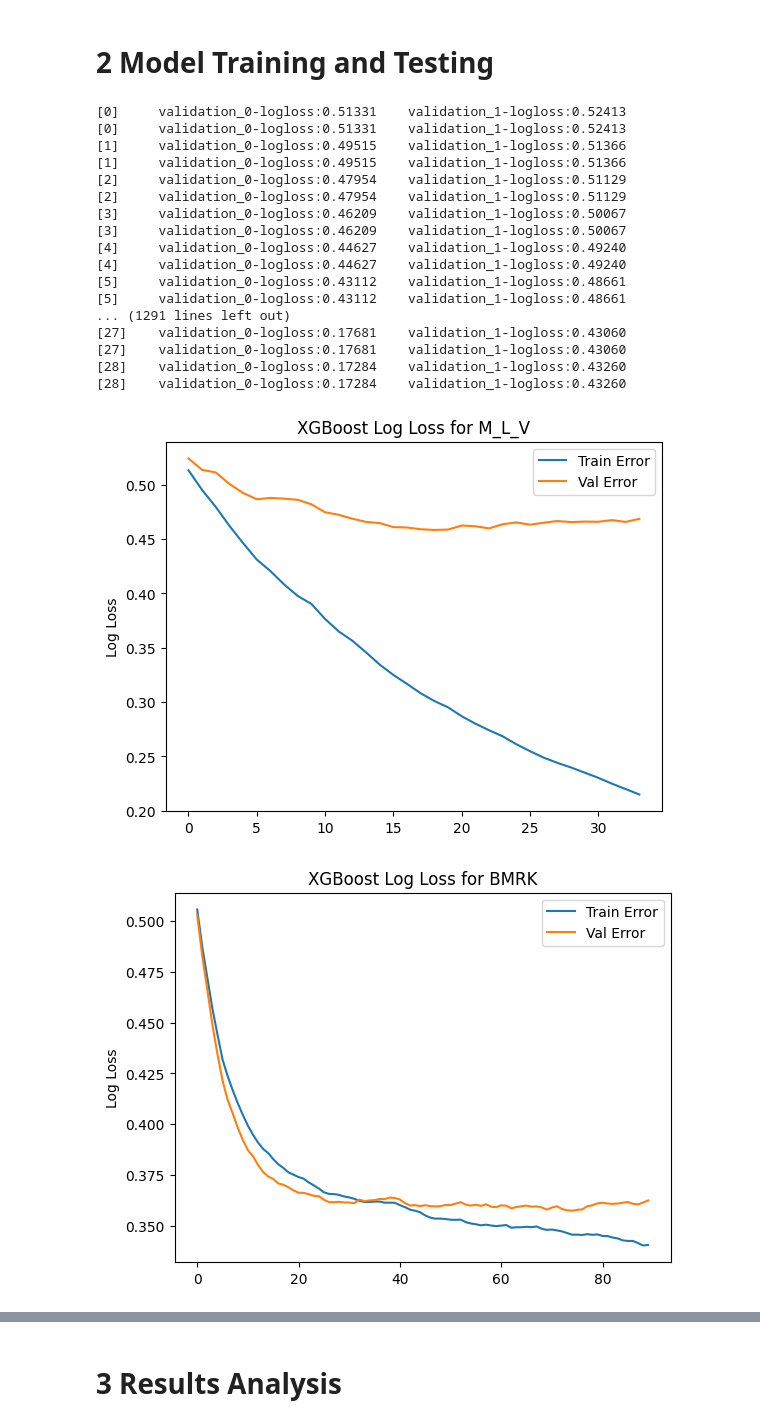
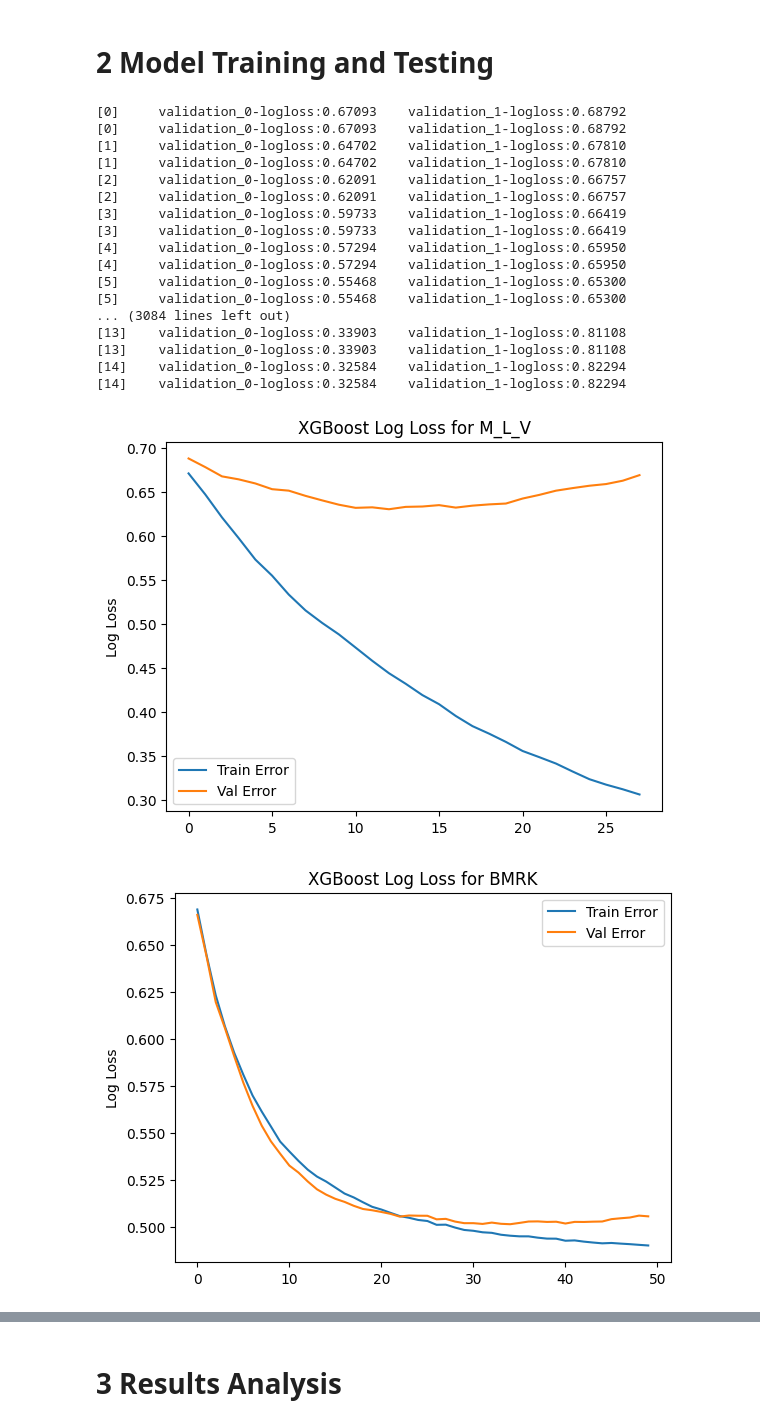
Before and after one commit to singlaayush/CardiomegalyBiomarkers, a Jupyter notebook: Cardiomegaly_Classification/XGBoost.ipynb, the cells around one changed output, grey strips where cells are left out. Drawn from its saved outputs; the diff is of its cells as text; code cells hidden in the pictures.

```diff
--- a/Cardiomegaly_Classification/XGBoost.ipynb
+++ b/Cardiomegaly_Classification/XGBoost.ipynb
@@ -19,7 +19,7 @@ Note: You have installed the 'manylinux2014' variant of XGBoost. Certain feature
 ### Paths
 # %%
 # Path for model location and error graphs
-model_folder = 'CardiomegalyBiomarkers/Cardiomegaly_Classification/models/xgboost/'
+model_folder = 'CardiomegalyBiomarkers/Cardiomegaly_Classification/models/xgboost_idp/'
 makedirs(model_folder, exist_ok=True)
 # %% [markdown]
 ### Model Parameters
@@ -89,6 +89,11 @@ Fold2_df = pd.concat([Fold2_df[base + vital + lab + meta_cont + bmrks], pd.get_d
 Fold3_df = pd.concat([Fold3_df[base + vital + lab + meta_cont + bmrks], pd.get_dummies(Fold3_df[meta_cat]), Fold3_df['class']], axis=1)
 Fold4_df = pd.concat([Fold4_df[base + vital + lab + meta_cont + bmrks], pd.get_dummies(Fold4_df[meta_cat]), Fold4_df['class']], axis=1)
 Fold5_df = pd.concat([Fold5_df[base + vital + lab + meta_cont + bmrks], pd.get_dummies(Fold5_df[meta_cat]), Fold5_df['class']], axis=1)
+Fold6_df = pd.concat([Fold6_df[base + vital + lab + meta_cont + bmrks], pd.get_dummies(Fold6_df[meta_cat]), Fold6_df['class']], axis=1)
+Fold7_df = pd.concat([Fold7_df[base + vital + lab + meta_cont + bmrks], pd.get_dummies(Fold7_df[meta_cat]), Fold7_df['class']], axis=1)
+Fold8_df = pd.concat([Fold8_df[base + vital + lab + meta_cont + bmrks], pd.get_dummies(Fold8_df[meta_cat]), Fold8_df['class']], axis=1)
+Fold9_df = pd.concat([Fold9_df[base + vital + lab + meta_cont + bmrks], pd.get_dummies(Fold9_df[meta_cat]), Fold9_df['class']], axis=1)
+Fold10_df = pd.concat([Fold1_df[base + vital + lab + meta_cont + bmrks], pd.get_dummies(Fold10_df[meta_cat]), Fold10_df['class']], axis=1)
 
 # Preprocess test set for xgboost use by selecting features and encoding categorical features
 Test_df = pd.concat([Test_df[base + vital + lab + meta_cont + bmrks], pd.get_dummies(Test_df[meta_cat]), Test_df['class']], axis=1)
@@ -97,40 +102,45 @@ Test_df = pd.concat([Test_df[base + vital + lab + meta_cont + bmrks], pd.get_dum
 # %%
 # define dict of model parameters
 model_params = {'eval_metric' : eval_metric,
                 'scale_pos_weight' : scale_pos_weight,
                 'colsample_bytree' : colsample_bytree,
                 'gamma' : gamma,
                 'lr' : lr,
                 'subsample' : subsample,
                 'max_depth_shallow' : max_depth_shallow,
                 'max_depth_deep' : max_depth_deep,
                 'early_stopping' : early_stopping}
 
 
 # getmodels, train and test, return pandas of results using k-fold cross validation
 # -> if lossFigure and saveModels are True, then figures of training and validation losses and models are saved in ./MOdel/xgboost/
-results_fold1 = train_test_xgboost([Fold2_df, Fold3_df, Fold4_df, Fold5_df], Fold1_df, 1, Test_df, modalities_combinations, model_params, model_folder, lossFigure = True, exportModels = True)
-results_fold2 = train_test_xgboost([Fold1_df, Fold3_df, Fold4_df, Fold5_df], Fold2_df, 2, Test_df, modalities_combinations, model_params, model_folder, lossFigure = False, exportModels = True)
-results_fold3 = train_test_xgboost([Fold2_df, Fold1_df, Fold4_df, Fold5_df], Fold3_df, 3, Test_df, modalities_combinations, model_params, model_folder, lossFigure = False, exportModels = True)
-results_fold4 = train_test_xgboost([Fold2_df, Fold3_df, Fold1_df, Fold5_df], Fold4_df, 4, Test_df, modalities_combinations, model_params, model_folder, lossFigure = False, exportModels = True)
-results_fold5 = train_test_xgboost([Fold2_df, Fold3_df, Fold4_df, Fold1_df], Fold5_df, 5, Test_df, modalities_combinations, model_params, model_folder, lossFigure = False, exportModels = True)
+results_fold1  = train_test_xgboost([Fold2_df, Fold3_df, Fold4_df, Fold5_df, Fold6_df, Fold7_df, Fold8_df, Fold9_df, Fold10_df], Fold1_df , 1,  Test_df, modalities_combinations, model_params, model_folder, lossFigure = True,  exportModels = True)
+results_fold2  = train_test_xgboost([Fold1_df, Fold3_df, Fold4_df, Fold5_df, Fold6_df, Fold7_df, Fold8_df, Fold9_df, Fold10_df], Fold2_df , 2,  Test_df, modalities_combinations, model_params, model_folder, lossFigure = False, exportModels = True)
+results_fold3  = train_test_xgboost([Fold1_df, Fold2_df, Fold4_df, Fold5_df, Fold6_df, Fold7_df, Fold8_df, Fold9_df, Fold10_df], Fold3_df , 3,  Test_df, modalities_combinations, model_params, model_folder, lossFigure = False, exportModels = True)
+results_fold4  = train_test_xgboost([Fold1_df, Fold2_df, Fold3_df, Fold5_df, Fold6_df, Fold7_df, Fold8_df, Fold9_df, Fold10_df], Fold4_df , 4,  Test_df, modalities_combinations, model_params, model_folder, lossFigure = False, exportModels = True)
+results_fold5  = train_test_xgboost([Fold1_df, Fold2_df, Fold3_df, Fold4_df, Fold6_df, Fold7_df, Fold8_df, Fold9_df, Fold10_df], Fold5_df , 5,  Test_df, modalities_combinations, model_params, model_folder, lossFigure = False, exportModels = True)
+results_fold6  = train_test_xgboost([Fold1_df, Fold2_df, Fold3_df, Fold4_df, Fold5_df, Fold7_df, Fold8_df, Fold9_df, Fold10_df], Fold6_df , 6,  Test_df, modalities_combinations, model_params, model_folder, lossFigure = False, exportModels = True)
+results_fold7  = train_test_xgboost([Fold1_df, Fold2_df, Fold3_df, Fold4_df, Fold5_df, Fold6_df, Fold8_df, Fold9_df, Fold10_df], Fold7_df , 7,  Test_df, modalities_combinations, model_params, model_folder, lossFigure = False, exportModels = True)
+results_fold8  = train_test_xgboost([Fold1_df, Fold2_df, Fold3_df, Fold4_df, Fold5_df, Fold6_df, Fold7_df, Fold9_df, Fold10_df], Fold8_df , 8,  Test_df, modalities_combinations, model_params, model_folder, lossFigure = False, exportModels = True)
+results_fold9  = train_test_xgboost([Fold1_df, Fold2_df, Fold3_df, Fold4_df, Fold5_df, Fold6_df, Fold7_df, Fold8_df, Fold10_df], Fold9_df , 9,  Test_df, modalities_combinations, model_params, model_folder, lossFigure = False, exportModels = True)
+results_fold10 = train_test_xgboost([Fold1_df, Fold2_df, Fold3_df, Fold4_df, Fold5_df, Fold6_df, Fold7_df, Fold8_df, Fold9_df ], Fold10_df, 10, Test_df, modalities_combinations, model_params, model_folder, lossFigure = False, exportModels = True)
 # %% [output]
-[0]     validation_0-logloss:0.51331    validation_1-logloss:0.52413
-[0]     validation_0-logloss:0.51331    validation_1-logloss:0.52413
-[1]     validation_0-logloss:0.49515    validation_1-logloss:0.51366
-[1]     validation_0-logloss:0.49515    validation_1-logloss:0.51366
-[2]     validation_0-logloss:0.47954    validation_1-logloss:0.51129
-[2]     validation_0-logloss:0.47954    validation_1-logloss:0.51129
-[3]     validation_0-logloss:0.46209    validation_1-logloss:0.50067
-[3]     validation_0-logloss:0.46209    validation_1-logloss:0.50067
-[4]     validation_0-logloss:0.44627    validation_1-logloss:0.49240
-[4]     validation_0-logloss:0.44627    validation_1-logloss:0.49240
-[5]     validation_0-logloss:0.43112    validation_1-logloss:0.48661
-[5]     validation_0-logloss:0.43112    validation_1-logloss:0.48661
-... (1291 lines left out)
-[27]    validation_0-logloss:0.17681    validation_1-logloss:0.43060
-[27]    validation_0-logloss:0.17681    validation_1-logloss:0.43060
-[28]    validation_0-logloss:0.17284    validation_1-logloss:0.43260
-[28]    validation_0-logloss:0.17284    validation_1-logloss:0.43260
+[0]     validation_0-logloss:0.67093    validation_1-logloss:0.68792
+[0]     validation_0-logloss:0.67093    validation_1-logloss:0.68792
+[1]     validation_0-logloss:0.64702    validation_1-logloss:0.67810
+[1]     validation_0-logloss:0.64702    validation_1-logloss:0.67810
+[2]     validation_0-logloss:0.62091    validation_1-logloss:0.66757
+[2]     validation_0-logloss:0.62091    validation_1-logloss:0.66757
+[3]     validation_0-logloss:0.59733    validation_1-logloss:0.66419
+[3]     validation_0-logloss:0.59733    validation_1-logloss:0.66419
+[4]     validation_0-logloss:0.57294    validation_1-logloss:0.65950
+[4]     validation_0-logloss:0.57294    validation_1-logloss:0.65950
+[5]     validation_0-logloss:0.55468    validation_1-logloss:0.65300
+[5]     validation_0-logloss:0.55468    validation_1-logloss:0.65300
+... (3084 lines left out)
+[13]    validation_0-logloss:0.33903    validation_1-logloss:0.81108
+[13]    validation_0-logloss:0.33903    validation_1-logloss:0.81108
+[14]    validation_0-logloss:0.32584    validation_1-logloss:0.82294
+[14]    validation_0-logloss:0.32584    validation_1-logloss:0.82294
-[figure, old version]
+[figure, new version]
-[figure, old version]
+[figure, new version]
```
Also changed, not shown: parts of 10 cells of this notebook, 6 other files.
